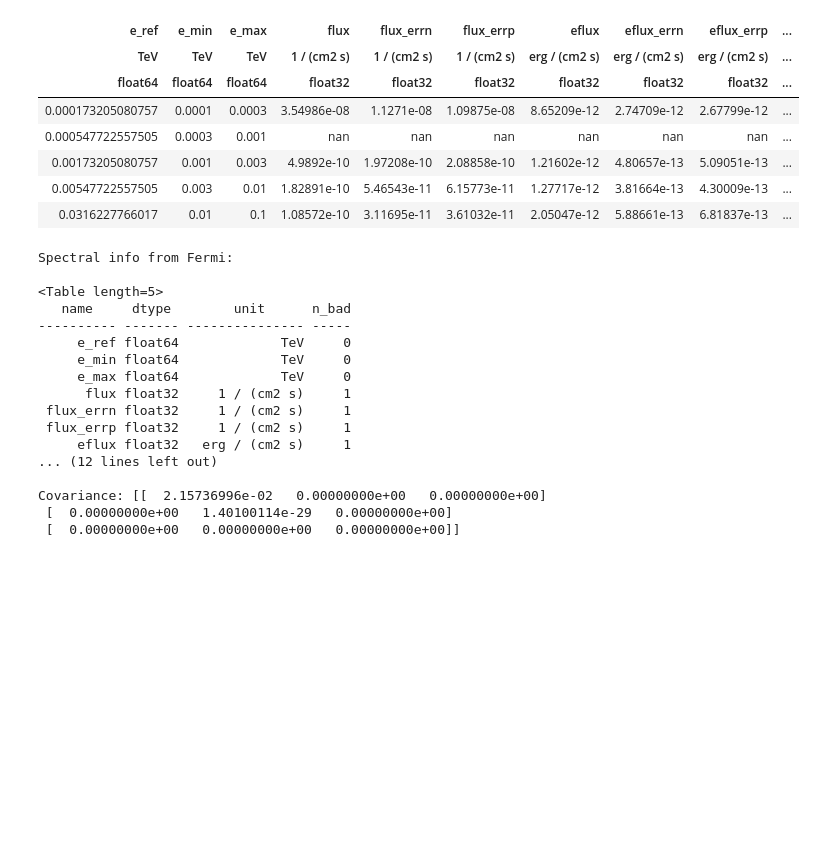
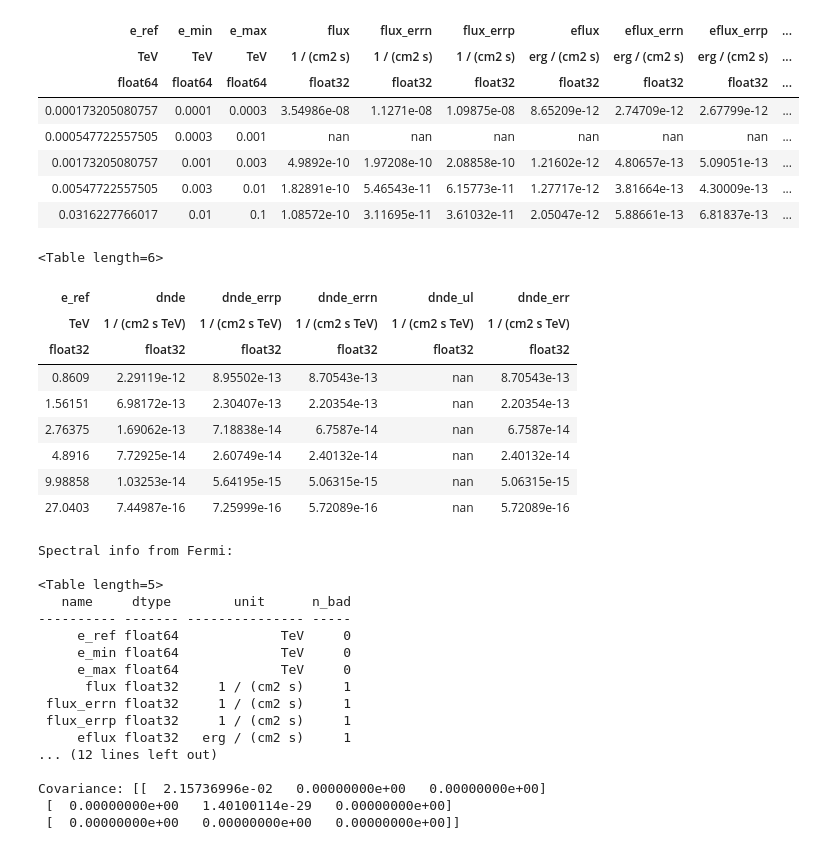
Before and after one commit to vorugantia/scienceresearch11, a Jupyter notebook: notebooks/Analysis/Fermi_H.E.S.S._Combined_Fit.ipynb, the cells around one changed output. Drawn from its saved outputs; the diff is of its cells as text; code cells hidden in the pictures; blank space fills up the shorter version.

```diff
--- a/notebooks/Analysis/Fermi_H.E.S.S._Combined_Fit.ipynb
+++ b/notebooks/Analysis/Fermi_H.E.S.S._Combined_Fit.ipynb
@@ -63,13 +65,26 @@ data_f
 # %%
 # Preparing gamma-cat data
 from gammapy.catalog import SourceCatalogGammaCat
 
 cat_g = SourceCatalogGammaCat()
 source_g = cat_g['HESS J1507-622']
 
 data_g = source_g.flux_points.table
 dnde_err_g = data_g['dnde'] * (data_g['dnde_errn'] / data_g['dnde'])
 data_g['dnde_err'] = dnde_err_g.to(data_g['dnde'].unit)
+
+data_g
+# %% [output]
+<Table length=6>
+| e_ref | dnde | dnde_errp | dnde_errn | dnde_ul | dnde_err |
+| TeV | 1 / (cm2 s TeV) | 1 / (cm2 s TeV) | 1 / (cm2 s TeV) | 1 / (cm2 s TeV) | 1 / (cm2 s TeV) |
+| float32 | float32 | float32 | float32 | float32 | float32 |
+| 0.8609 | 2.29119e-12 | 8.95502e-13 | 8.70543e-13 | nan | 8.70543e-13 |
+| 1.56151 | 6.98172e-13 | 2.30407e-13 | 2.20354e-13 | nan | 2.20354e-13 |
+| 2.76375 | 1.69062e-13 | 7.18838e-14 | 6.7587e-14 | nan | 6.7587e-14 |
+| 4.8916 | 7.72925e-14 | 2.60749e-14 | 2.40132e-14 | nan | 2.40132e-14 |
+| 9.98858 | 1.03253e-14 | 5.64195e-15 | 5.06315e-15 | nan | 5.06315e-15 |
+| 27.0403 | 7.44987e-16 | 7.25999e-16 | 5.72089e-16 | nan | 5.72089e-16 |
 # %%
 print("Spectral info from Fermi:\n")
 
```
Also changed, not shown: parts of 5 cells of this notebook, 8 other files.
